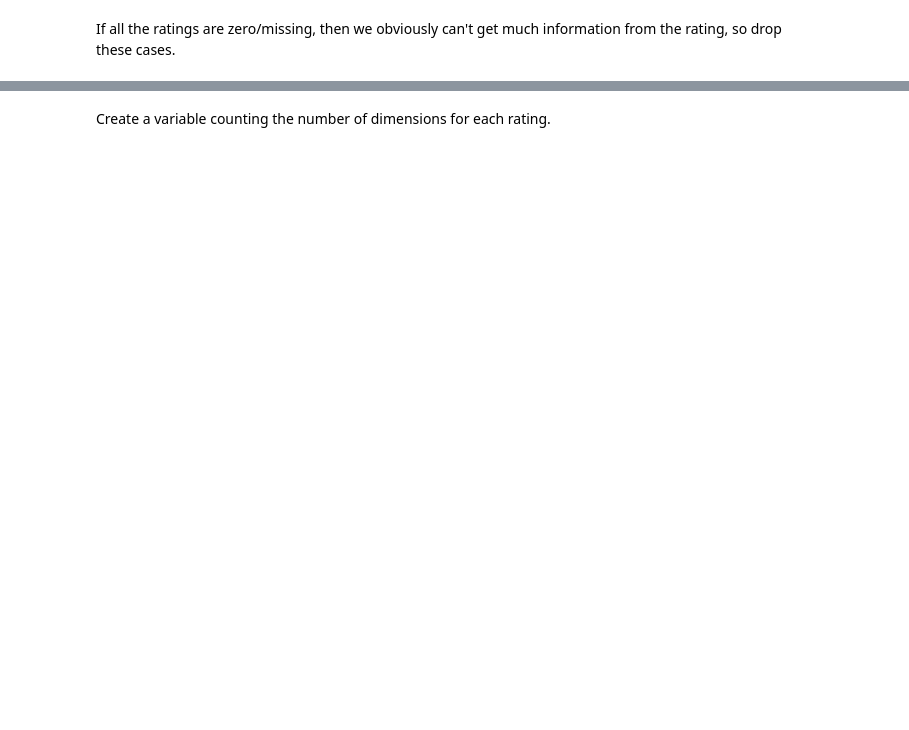
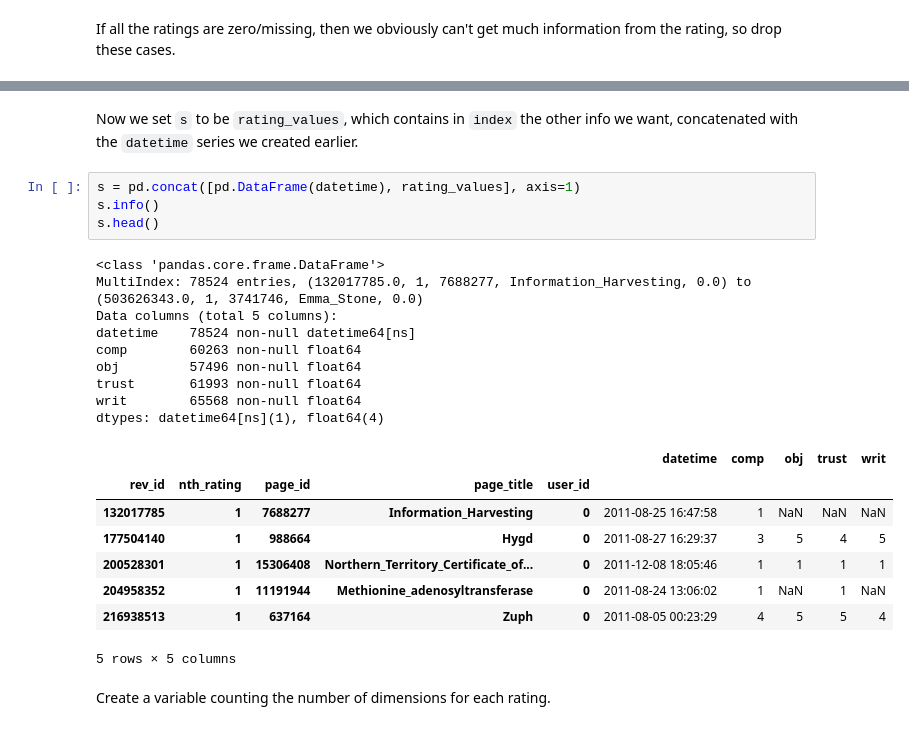
Before and after one commit to bkfunk/rating_wiki, a Jupyter notebook: Cleaning Wiki Ratings.ipynb, the cells around one changed output, grey strips where cells are left out. Drawn from its saved outputs; the diff is of its cells as text; blank space fills up the shorter version.

```diff
--- a/Cleaning Wiki Ratings.ipynb
+++ b/Cleaning Wiki Ratings.ipynb
@@ -555,3 +499,27 @@ s
+# %% [markdown]
+Now we set `s` to be `rating_values`, which contains in `index` the other info we want, concatenated with the `datetime` series we created earlier.
+# %%
+s = pd.concat([pd.DataFrame(datetime), rating_values], axis=1)
+s.info()
+s.head()
+# %% [output]
+<class 'pandas.core.frame.DataFrame'>
+MultiIndex: 78524 entries, (132017785.0, 1, 7688277, Information_Harvesting, 0.0) to (503626343.0, 1, 3741746, Emma_Stone, 0.0)
+Data columns (total 5 columns):
+datetime    78524 non-null datetime64[ns]
+comp        60263 non-null float64
+obj         57496 non-null float64
+trust       61993 non-null float64
+writ        65568 non-null float64
+dtypes: datetime64[ns](1), float64(4)
+|  |  |  |  |  | datetime | comp | obj | trust | writ |
+| rev_id | nth_rating | page_id | page_title | user_id |  |  |  |  |  |
+| 132017785 | 1 | 7688277 | Information_Harvesting | 0 | 2011-08-25 16:47:58 | 1 | NaN | NaN | NaN |
+| 177504140 | 1 | 988664 | Hygd | 0 | 2011-08-27 16:29:37 | 3 | 5 | 4 | 5 |
+| 200528301 | 1 | 15306408 | Northern_Territory_Certificate_of... | 0 | 2011-12-08 18:05:46 | 1 | 1 | 1 | 1 |
+| 204958352 | 1 | 11191944 | Methionine_adenosyltransferase | 0 | 2011-08-24 13:06:02 | 1 | NaN | 1 | NaN |
+| 216938513 | 1 | 637164 | Zuph | 0 | 2011-08-05 00:23:29 | 4 | 5 | 5 | 4 |
+5 rows × 5 columns
 # %% [markdown]
 Create a variable counting the number of dimensions for each rating.
 # %%
```
Also changed, not shown: parts of 46 cells of this notebook, 2 other files.
